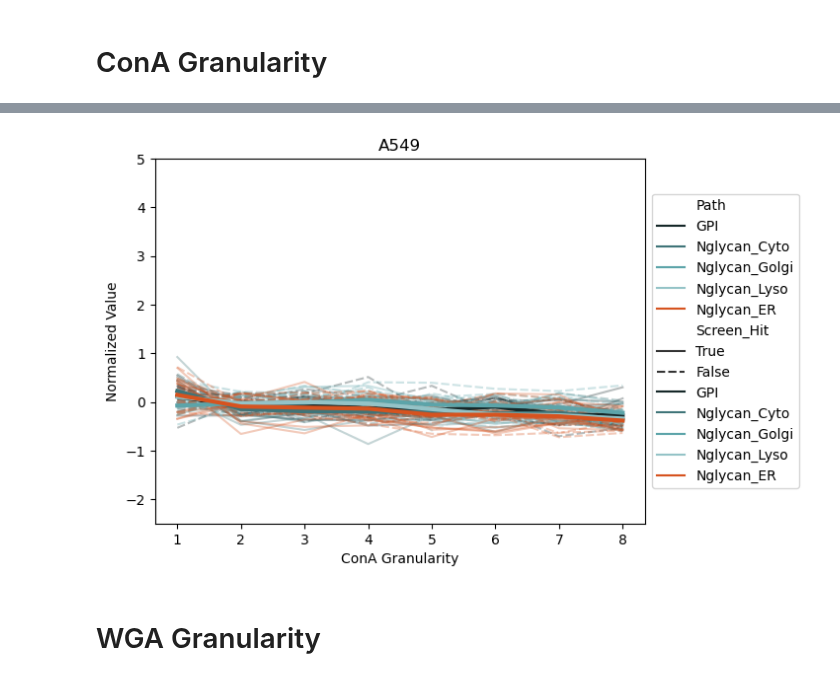
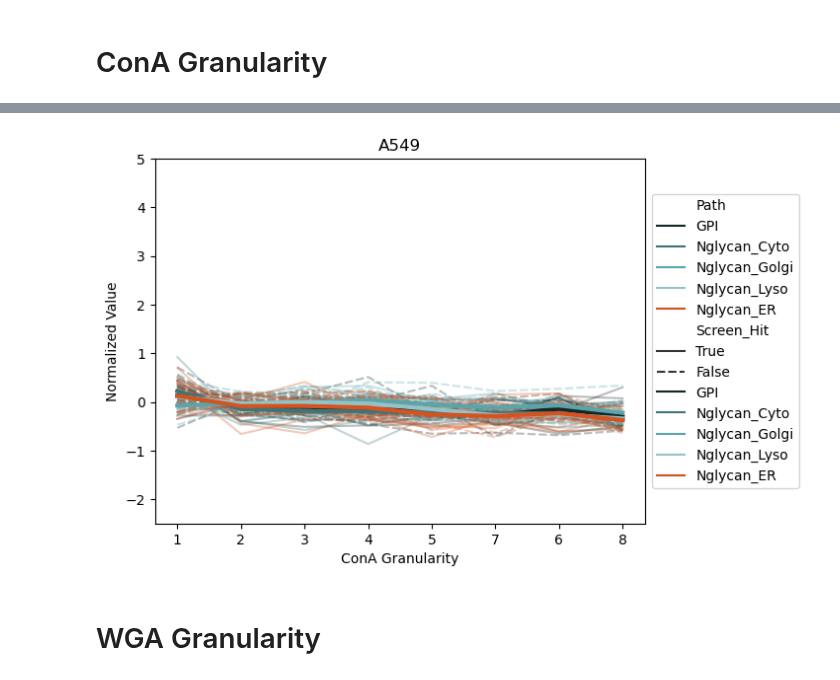
Before and after one commit to broadinstitute/2022_PERISCOPE, a Jupyter notebook: 6_Single_Features/6_single_feature_analysis.ipynb, the cells around one changed output, grey strips where cells are left out. Cells and saved outputs as stored; diff of their text form; code cells hidden in the pictures.

```diff
--- a/6_Single_Features/6_single_feature_analysis.ipynb
+++ b/6_Single_Features/6_single_feature_analysis.ipynb
@@ -137,3 +145,10 @@ A549_ConA_df = A549_df[[keepcols]]
+# %%
+# Load aggregated and ConA Granularity subsetted files if not running notebook straight through
+# You can skip this loading if you have just created the aggregated database in previous cells
+
+HeLa_HPLM_ConA_Granularity_df = pd.read_csv(os.path.join(output_folder, 'HeLa_HPLM_ConA_Granularity_features_only.csv'))
+HeLa_DMEM_ConA_Granularity_df = pd.read_csv(os.path.join(output_folder, 'HeLa_DMEM_ConA_Granularity_features_only.csv'))
+A549_ConA_Granularity_df = pd.read_csv(os.path.join(output_folder, 'A549_ConA_Granularity_features_only.csv'))
 # %%
 GPI = ['PIGA', 'PIGC', 'PIGH', 'PIGP', 'PIGQ', 'PIGY', 'DPM2', 'PIGL', 'PIGM', 'PIGN', 'PIGB', 'PIGF', 'PIGO', 'PIGV', 'PIGW', 'PIGX', 'DPM1', 'DPM3', 'MPDU1','PIGK', 'PIGS', 'PIGT', 'PIGU', 'GPAA1']
 Nglycan_ER = ['ALG10','DPM1','DPM2','DPM3','ALG3','ALG9','ALG12','ALG6','ALG8','ALG10B','DDOST','RPN1','RPN2','STT3A',
@@ -181,7 +196,9 @@ HeLa_DMEM_ConA_meandf.head()
 # %%
-ecdfdf = HeLa_DMEM_ConA_meandf.melt(id_vars=['Metadata_Foci_Barcode_MatchedTo_GeneCode', 'Path'])
+ecdfdf = HeLa_DMEM_ConA_Granularity_meandf.melt(id_vars=['Metadata_Foci_Barcode_MatchedTo_GeneCode', 'Path'])
 ecdfdf['variable'] = ecdfdf['variable'].str.split('_').str[2]
-ecdfdf = ecdfdf.merge(HeLa_DMEM_hitdf, how='left', right_on='gene', left_on='Metadata_Foci_Barcode_MatchedTo_GeneCode')
+for row in ecdfdf['Metadata_Foci_Barcode_MatchedTo_GeneCode']:
+    if row in HeLa_DMEM_hit_list:
+        ecdfdf.loc[ecdfdf['Metadata_Foci_Barcode_MatchedTo_GeneCode']==row, 'Screen_Hit'] = 'True'
 ecdfdf['Screen_Hit'] = ecdfdf['Screen_Hit'].fillna('False')
 
 plt.clf()
@@ -200,6 +217,6 @@ g.set_ylabel("Normalized Value")
 g.set(ylim=(-2.5,5))
 g.legend(loc='center left', bbox_to_anchor=(1, 0.5))
 g.set_title('HeLa DMEM')
-plt.savefig(os.path.join(output_folder,'HeLa_DMEM_ConA.png'), dpi=1200)
+plt.savefig(os.path.join(output_folder,'figure_panels','HeLa_DMEM_ConA_ecdf_plot.png'), dpi=1200,bbox_inches='tight')
 plt.show()
 # %% [output]
@@ -207,7 +224,9 @@ plt.show()
 # %%
-ecdfdf = HeLa_HPLM_ConA_meandf.melt(id_vars=['Metadata_Foci_Barcode_MatchedTo_GeneCode', 'Path'])
+ecdfdf = HeLa_HPLM_ConA_Granularity_meandf.melt(id_vars=['Metadata_Foci_Barcode_MatchedTo_GeneCode', 'Path'])
 ecdfdf['variable'] = ecdfdf['variable'].str.split('_').str[2]
-ecdfdf = ecdfdf.merge(HeLa_DMEM_hitdf, how='left', right_on='gene', left_on='Metadata_Foci_Barcode_MatchedTo_GeneCode')
+for row in ecdfdf['Metadata_Foci_Barcode_MatchedTo_GeneCode']:
+    if row in HeLa_HPLM_hit_list:
+        ecdfdf.loc[ecdfdf['Metadata_Foci_Barcode_MatchedTo_GeneCode']==row, 'Screen_Hit'] = 'True'
 ecdfdf['Screen_Hit'] = ecdfdf['Screen_Hit'].fillna('False')
 
 plt.clf()
@@ -226,6 +245,6 @@ g.set_ylabel("Normalized Value")
 g.set(ylim=(-2.5,5))
 g.legend(loc='center left', bbox_to_anchor=(1, 0.5))
 g.set_title('HeLa HPLM')
-plt.savefig(os.path.join(output_folder,'HeLa_HPLM_ConA.png'), dpi=1200)
+plt.savefig(os.path.join(output_folder,'figure_panels','HeLa_HPLM_ConA_ecdf_plot.png'), dpi=1200,bbox_inches='tight')
 plt.show()
 # %% [output]
@@ -233,29 +252,31 @@ plt.show()
 # %%
-ecdfdf = A549_ConA_meandf.melt(id_vars=['Metadata_Foci_Barcode_MatchedTo_GeneCode', 'Path'])
+ecdfdf = A549_ConA_Granularity_meandf.melt(id_vars=['Metadata_Foci_Barcode_MatchedTo_GeneCode', 'Path'])
 ecdfdf['variable'] = ecdfdf['variable'].str.split('_').str[2]
-ecdfdf = ecdfdf.merge(A549_hitdf, how='left', right_on='gene', left_on='Metadata_Foci_Barcode_MatchedTo_GeneCode')
+for row in ecdfdf['Metadata_Foci_Barcode_MatchedTo_GeneCode']:
+    if row in A549_hit_list:
+        ecdfdf.loc[ecdfdf['Metadata_Foci_Barcode_MatchedTo_GeneCode']==row, 'Screen_Hit'] = 'True'
 ecdfdf['Screen_Hit'] = ecdfdf['Screen_Hit'].fillna('False')
 
 plt.clf()
 g = sns.lineplot(x="variable", y="value", alpha=.3,
                  hue="Path", hue_order=['GPI','Nglycan_Cyto','Nglycan_Golgi','Nglycan_Lyso','Nglycan_ER'],
                  palette=["#152728","#3f7478","#5ca4a9","#94c3c7","#d6531f"],
                  style='Screen_Hit', style_order=['True', 'False'],
                  units='Metadata_Foci_Barcode_MatchedTo_GeneCode', estimator=None,data=ecdfdf)
 sns.lineplot(x="variable", y="value", hue="Path", errorbar=None, linewidth=3,
                  hue_order=['GPI','Nglycan_Cyto','Nglycan_Golgi','Nglycan_Lyso','Nglycan_ER'],
                  palette=["#152728","#3f7478","#5ca4a9","#94c3c7","#d6531f"],
                  data=ecdfdf)
 
 g.set_xlabel("ConA Granularity")
 g.set_ylabel("Normalized Value")
 g.set(ylim=(-2.5,5))
 g.legend(loc='center left', bbox_to_anchor=(1, 0.5))
 g.set_title('A549')
-plt.savefig(os.path.join(output_folder,'A549_ConA.png'), dpi=1200)
+plt.savefig(os.path.join(output_folder,'figure_panels','A549_ConA_ecdf_plot.png'), dpi=1200,bbox_inches='tight')
 plt.show()
 # %% [output]
-[figure, old version]
+[figure, new version]
 # %% [markdown]
 # WGA Granularity
 # %%
```
Also changed, not shown: parts of 24 cells of this notebook, 45 other files.
